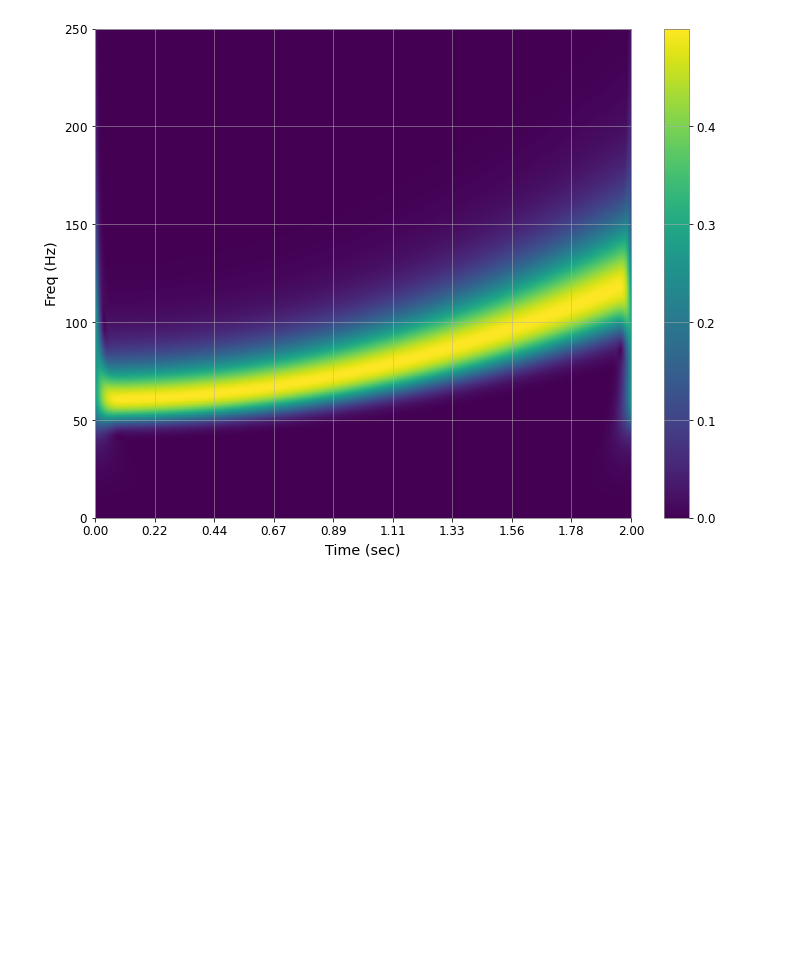
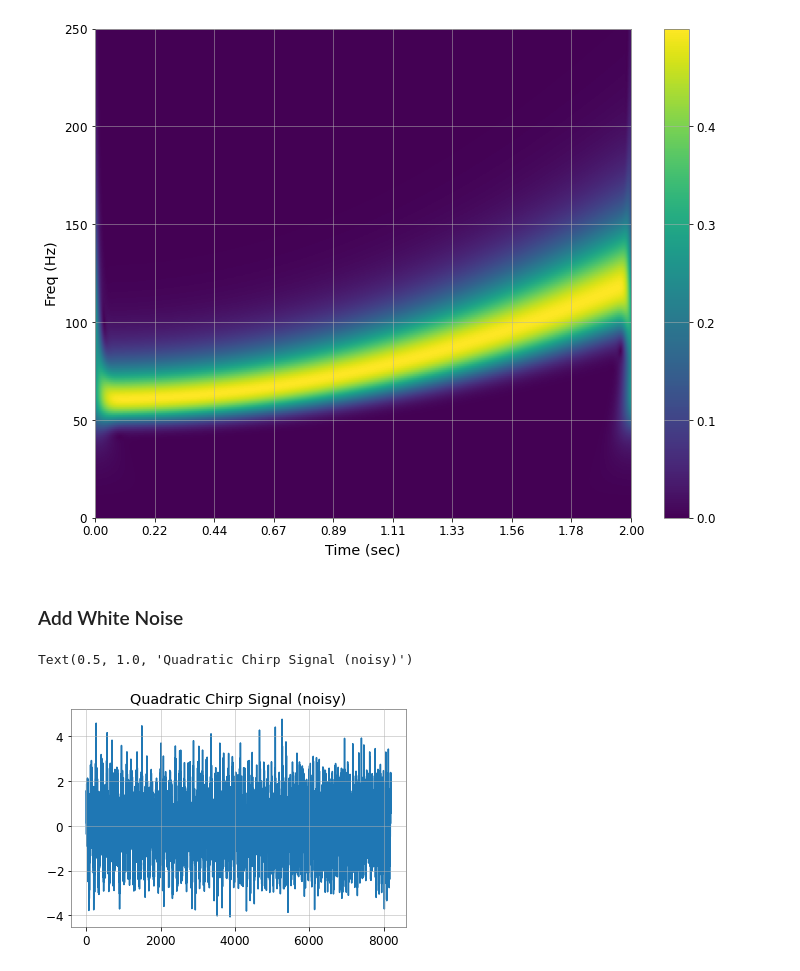
Before and after one commit to xli2522/GW-SignalGen, a Jupyter notebook: modified_S.ipynb, the cells around one changed output. Saved outputs shown, nothing was run; the diff lists cells and outputs as text; code cells hidden in the pictures; blank space fills up the shorter version.

Commit message:
cos, sin, fft quadratic chirp with white noise; cos, sin first FT in ST

```diff
--- a/modified_S.ipynb
+++ b/modified_S.ipynb
@@ -531,3 +554,15 @@ power_STFT = TimeFrequency(chirp, sample_rate = sample_rate,
 power_stockwell = TimeFrequency(chirp, sample_rate = sample_rate, frange=[0, 250], method='dst', show=True, savefig=False).plot()
 # %% [output]
 [figure]
+# %% [markdown]
+### Add White Noise
+# %%
+# add white noise
+noise_Gaussian = np.random.normal(0, 1, chirp.shape)
+noise_chirp = chirp + noise_Gaussian
+
+plt.plot(noise_chirp)
+plt.title('Quadratic Chirp Signal (noisy)')
+# %% [output]
+Text(0.5, 1.0, 'Quadratic Chirp Signal (noisy)')
+[figure, added]
```
Also changed, not shown: parts of 2 cells of this notebook.
